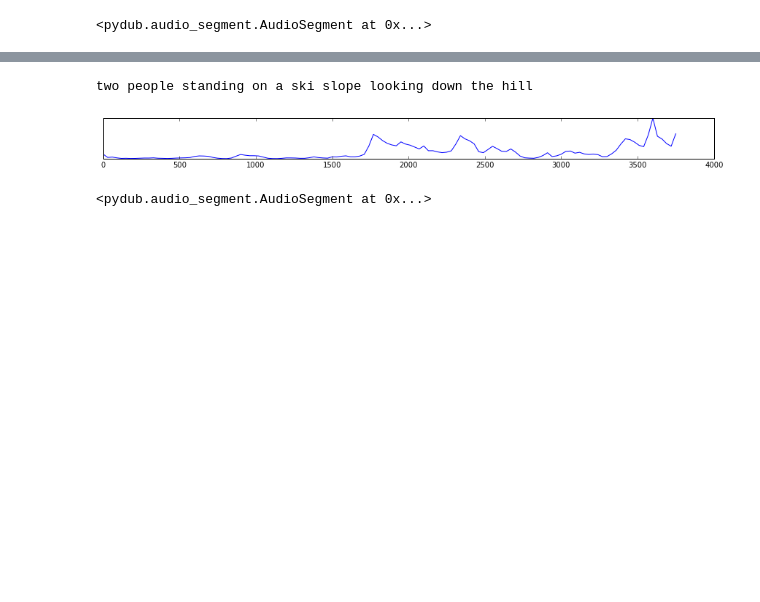
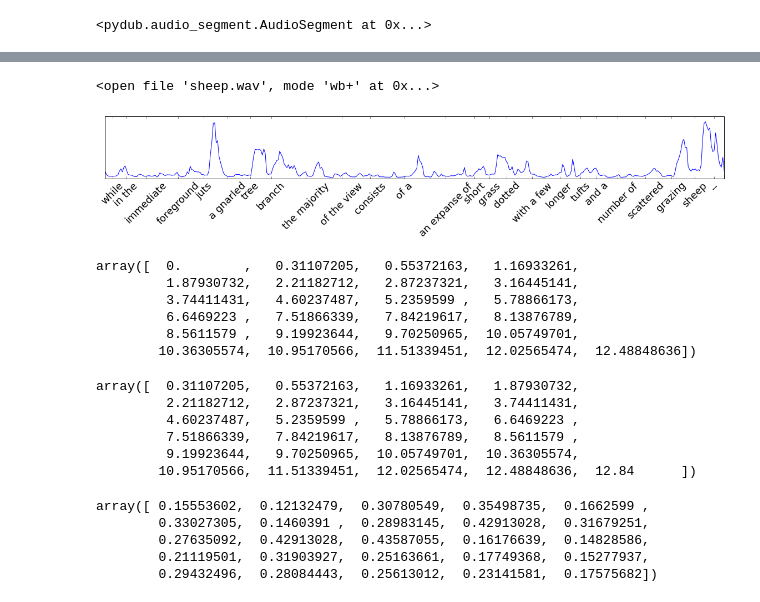
Before and after one commit to gchrupala/reimaginet, a Jupyter notebook: examples/audioviz/attention.ipynb, the cells around one changed output, grey strips where cells are left out. Saved outputs shown, nothing was run; the diff lists cells and outputs as text; code cells hidden in the pictures; blank space fills up the shorter version.

```diff
--- a/examples/audioviz/attention.ipynb
+++ b/examples/audioviz/attention.ipynb
@@ -116,6 +116,14 @@ tier = grid.tiers[0]
 bounds = [ iv.minTime for iv in tier ]
 # %%
 marks = [ iv.mark for iv in tier ]
+# %%
+def from_grid(path):
+    grid = textgrid.TextGrid.fromFile(path)
+    tier = grid.tiers[0]
+    min_bounds = numpy.array([ iv.minTime for iv in tier ])
+    max_bounds = numpy.array([ iv.maxTime for iv in tier ])
+    marks = [ iv.mark for iv in tier ]
+    return min_bounds, max_bounds, marks
 # %%
 x=range(0,len(alpha)*30, 30)
 # %%
@@ -205,12 +185,7 @@ sent[321]['raw']
-# %%
-i=1023
-print(sent[i]['raw'])
-plot_attention(sent[i]['raw'])
-sound = tts.from_mp3(tts.speak(sent[i]['raw']))
-# %% [output]
-two people standing on a ski slope looking down the hill
-[figure, removed]
-# %%
-sound[1700:2300]
-# %% [output]
-<pydub.audio_segment.AudioSegment at 0x...>
+# %%
+sound.export("sheep.wav", format="wav")
+# %% [output]
+<open file 'sheep.wav', mode 'wb+' at 0x...>
+# %%
+bounds_min, bounds_max, marks = from_grid("sheep.TextGrid")
+bounds = ((bounds_max - bounds_min) / 2.0) + bounds_min
@@ -216,0 +194,36 @@ sound[1700:2300]
+# %%
+sheep_text ='while in the immediate foreground juts a gnarled tree branch the majority of the view consists of a an expanse of short grass dotted with a few longer tufts and a number of scattered grazing sheep'
+figure(figsize=(20,2), dpi=300)
+plot_attention(sheep_text, bounds, marks, rotation=45)
+yticks([])
+matplotlib.rcParams.update({'font.size': 18})
+savefig("sheep.pdf", pad_inches=20)
+#savefig("sheep.png", width=10, height=2)
+# %% [output]
+[figure, added]
+# %%
+bounds_min
+# %% [output]
+array([  0.        ,   0.31107205,   0.55372163,   1.16933261,
+         1.87930732,   2.21182712,   2.87237321,   3.16445141,
+         3.74411431,   4.60237487,   5.2359599 ,   5.78866173,
+         6.6469223 ,   7.51866339,   7.84219617,   8.13876789,
+         8.5611579 ,   9.19923644,   9.70250965,  10.05749701,
+        10.36305574,  10.95170566,  11.51339451,  12.02565474,  12.48848636])
+# %%
+bounds_max
+# %% [output]
+array([  0.31107205,   0.55372163,   1.16933261,   1.87930732,
+         2.21182712,   2.87237321,   3.16445141,   3.74411431,
+         4.60237487,   5.2359599 ,   5.78866173,   6.6469223 ,
+         7.51866339,   7.84219617,   8.13876789,   8.5611579 ,
+         9.19923644,   9.70250965,  10.05749701,  10.36305574,
+        10.95170566,  11.51339451,  12.02565474,  12.48848636,  12.84      ])
+# %%
+(bounds_max - bounds_min) / 2
+# %% [output]
+array([ 0.15553602,  0.12132479,  0.30780549,  0.35498735,  0.1662599 ,
+        0.33027305,  0.1460391 ,  0.28983145,  0.42913028,  0.31679251,
+        0.27635092,  0.42913028,  0.43587055,  0.16176639,  0.14828586,
+        0.21119501,  0.31903927,  0.25163661,  0.17749368,  0.15277937,
+        0.29432496,  0.28084443,  0.25613012,  0.23141581,  0.17575682])
```
Also changed, not shown: parts of 17 cells of this notebook, 8 other files.
